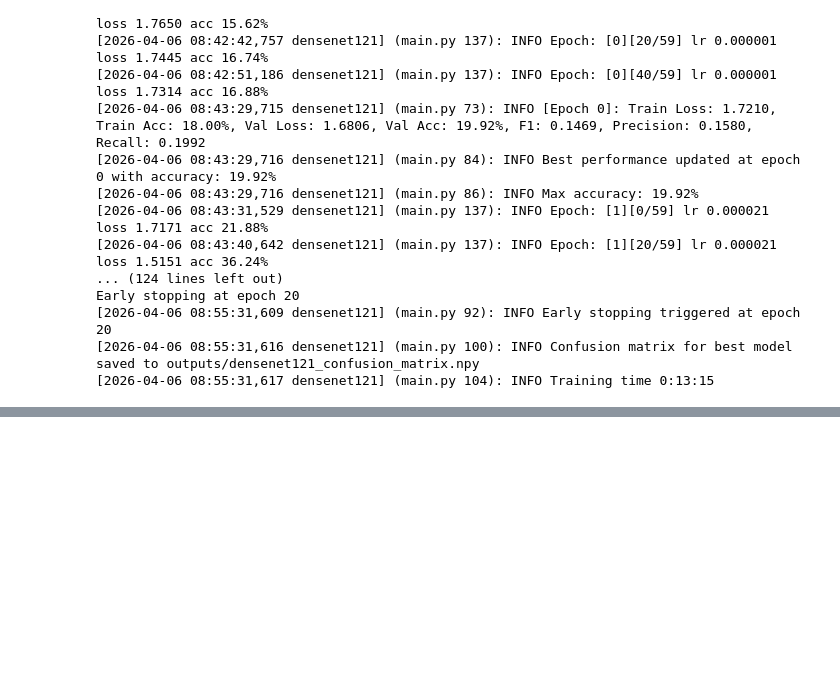
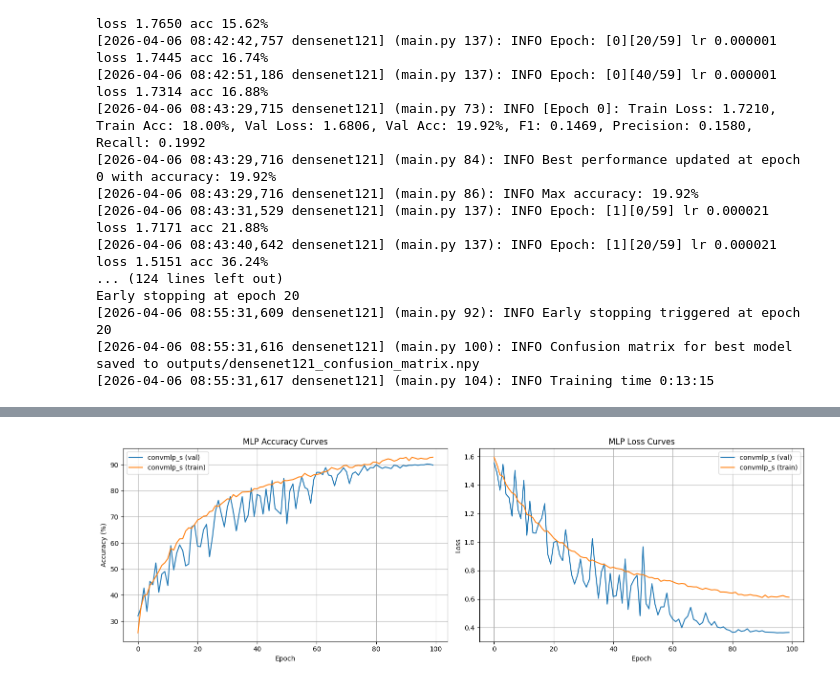
Before and after one commit to RanaAmr211/dl, a Jupyter notebook: main.ipynb, the cells around one changed output, grey strips where cells are left out. Cells and saved outputs as stored; diff of their text form; code cells hidden in the pictures; blank space fills up the shorter version.

```diff
--- a/main.ipynb
+++ b/main.ipynb
@@ -288,0 +436,4 @@ Early stopping at epoch 20
+# %%
+plot_learning_curves(all_metrics, 'MLP')
+# %% [output]
+[figure, added]
```
Also changed, not shown: parts of 13 cells of this notebook, 12 other files.
